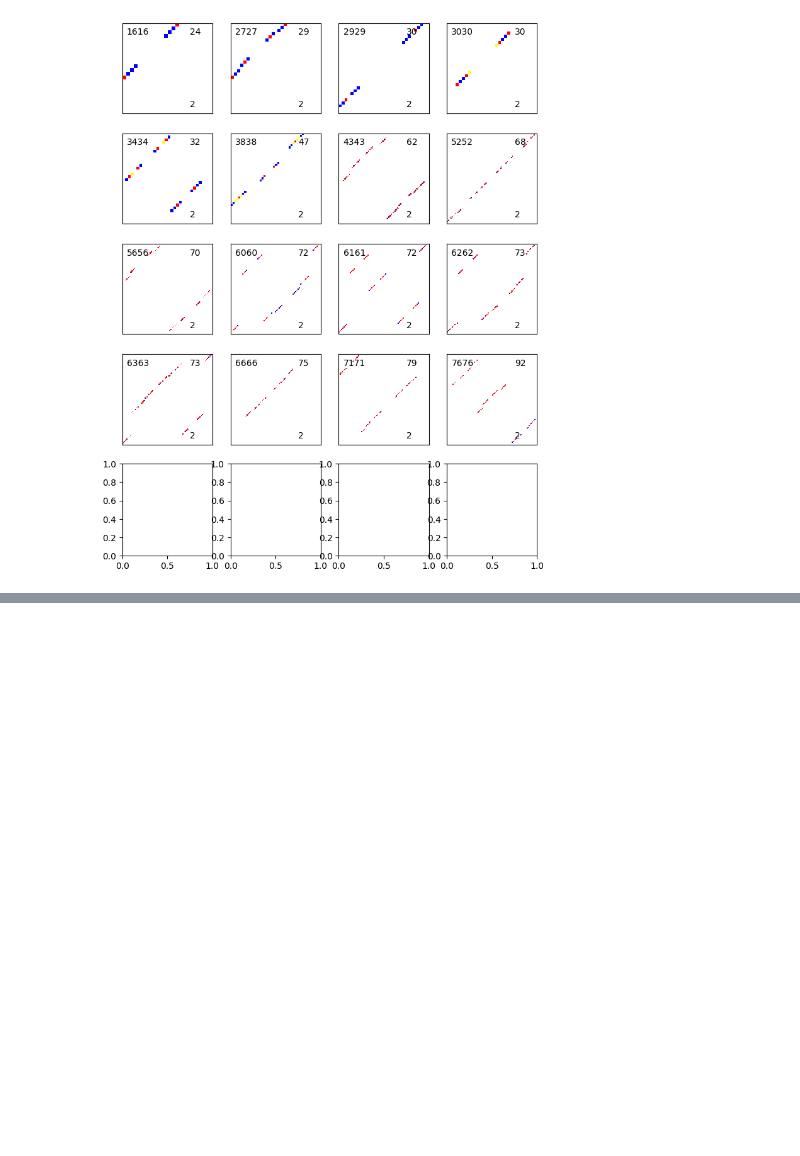
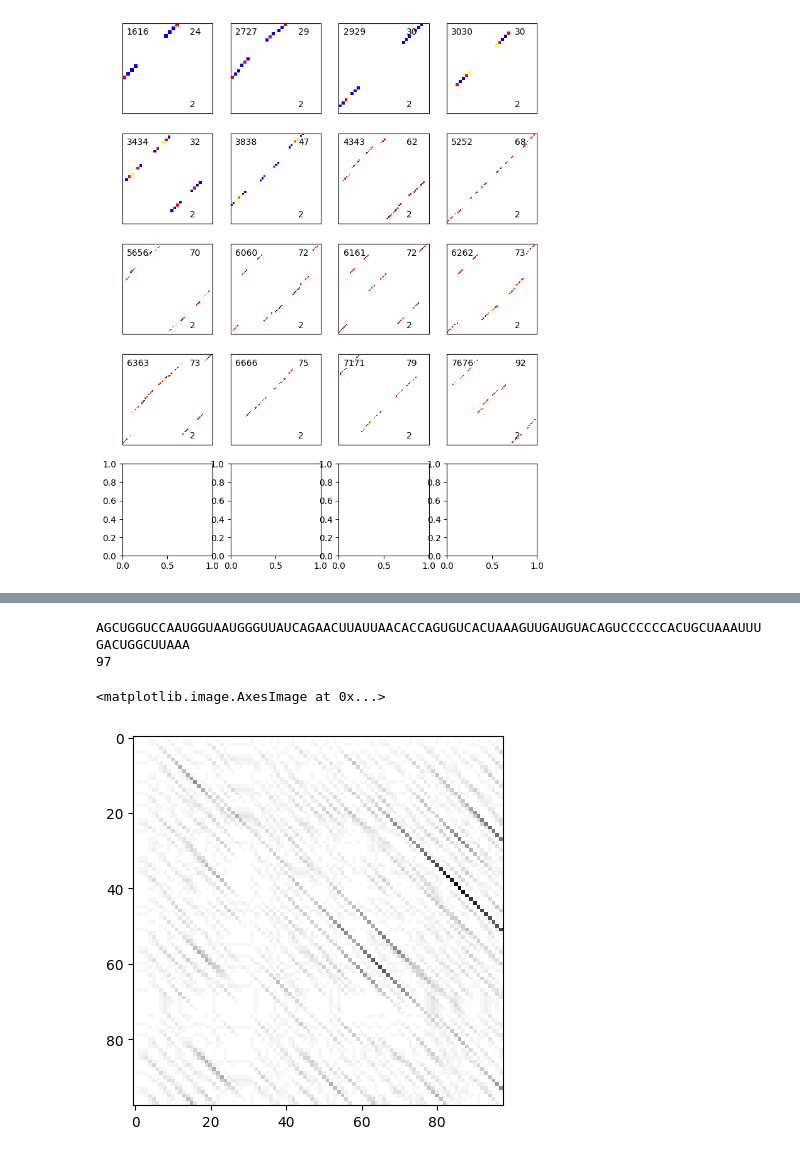
Before and after one commit to julius-2027/cs229_rna_folding, a Jupyter notebook: kinfold_simulations/SLURM/analyze_mfestruct_bpgrid.ipynb, the cells around one changed output, grey strips where cells are left out. Drawn from its saved outputs; the diff is of its cells as text; code cells hidden in the pictures; blank space fills up the shorter version.

```diff
--- a/kinfold_simulations/SLURM/analyze_mfestruct_bpgrid.ipynb
+++ b/kinfold_simulations/SLURM/analyze_mfestruct_bpgrid.ipynb
@@ -256,0 +336,11 @@ plt.savefig('bpgrid_colored_2peaks.pdf', bbox_inches='tight', pad_inches=0.25)
+# %%
+seq = df_subset_numpeaks1or2.loc[8000, 'sequence']
+print(seq)
+print(len(seq))
+H, rev = self_complementarity_matrix(seq)
+plt.imshow(H, cmap='Grays')
+# %% [output]
+AGCUGGUCCAAUGGUAAUGGGUUAUCAGAACUUAUUAACACCAGUGUCACUAAAGUUGAUGUACAGUCCCCCCACUGCUAAAUUUGACUGGCUUAAA
+97
+<matplotlib.image.AxesImage at 0x...>
+[figure, added]
```
Also changed, not shown: parts of 26 cells of this notebook, 10 other files.
